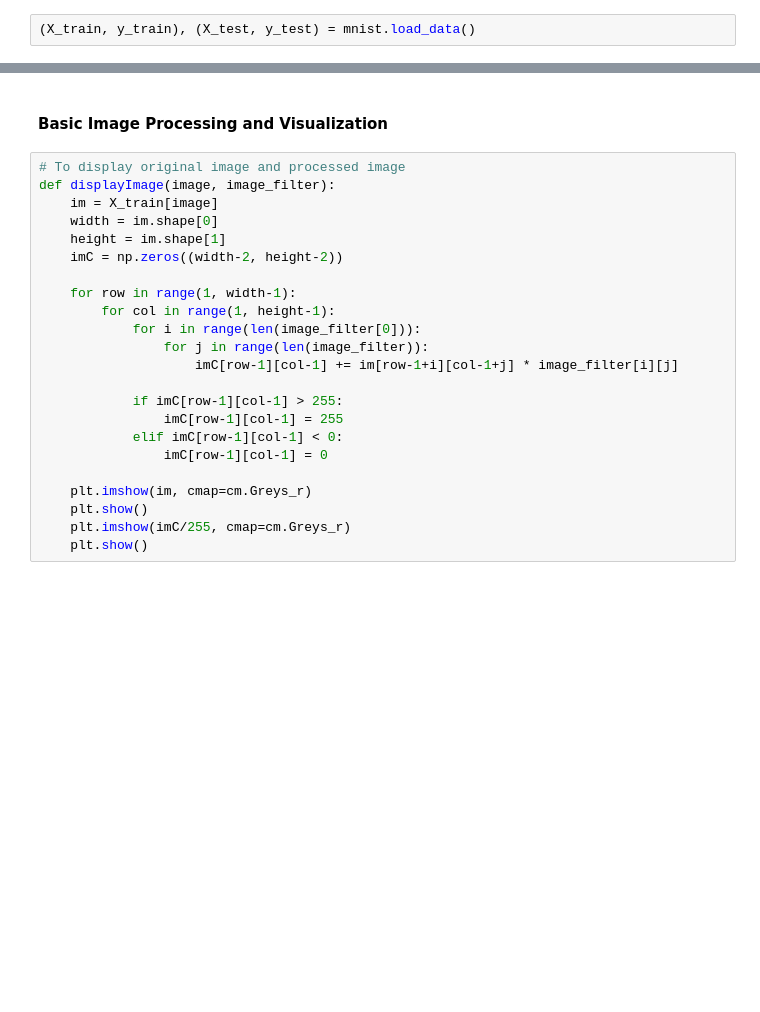
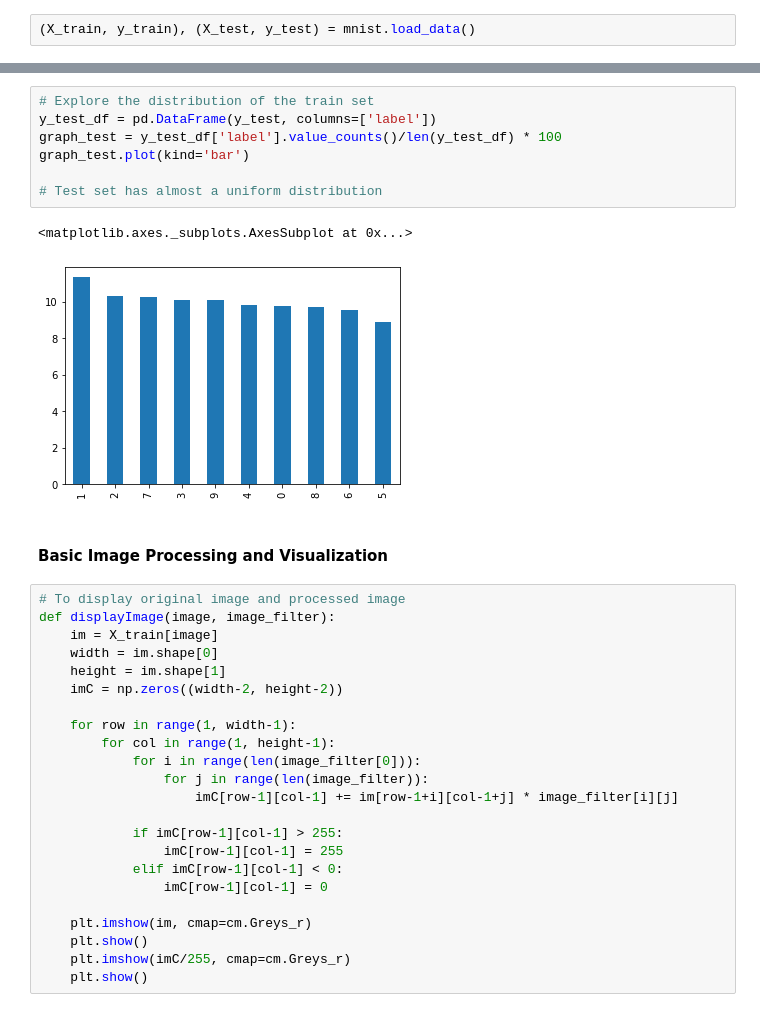
Before and after one commit to yyk93/mnist, a Jupyter notebook: Image Recognition of HandWritten Digits.ipynb, the cells around one changed output, grey strips where cells are left out. Saved outputs shown, nothing was run; the diff lists cells and outputs as text; blank space fills up the shorter version.

```diff
--- a/Image Recognition of HandWritten Digits.ipynb
+++ b/Image Recognition of HandWritten Digits.ipynb
@@ -30,3 +45,13 @@ Using TensorFlow backend.
+# %%
+# Explore the distribution of the train set
+y_test_df = pd.DataFrame(y_test, columns=['label'])
+graph_test = y_test_df['label'].value_counts()/len(y_test_df) * 100
+graph_test.plot(kind='bar')
+
+# Test set has almost a uniform distribution
+# %% [output]
+<matplotlib.axes._subplots.AxesSubplot at 0x...>
+[figure, added]
 # %% [markdown]
 #### Basic Image Processing and Visualization
 # %%
```
Also changed, not shown: parts of 5 cells of this notebook, 1 other file.
